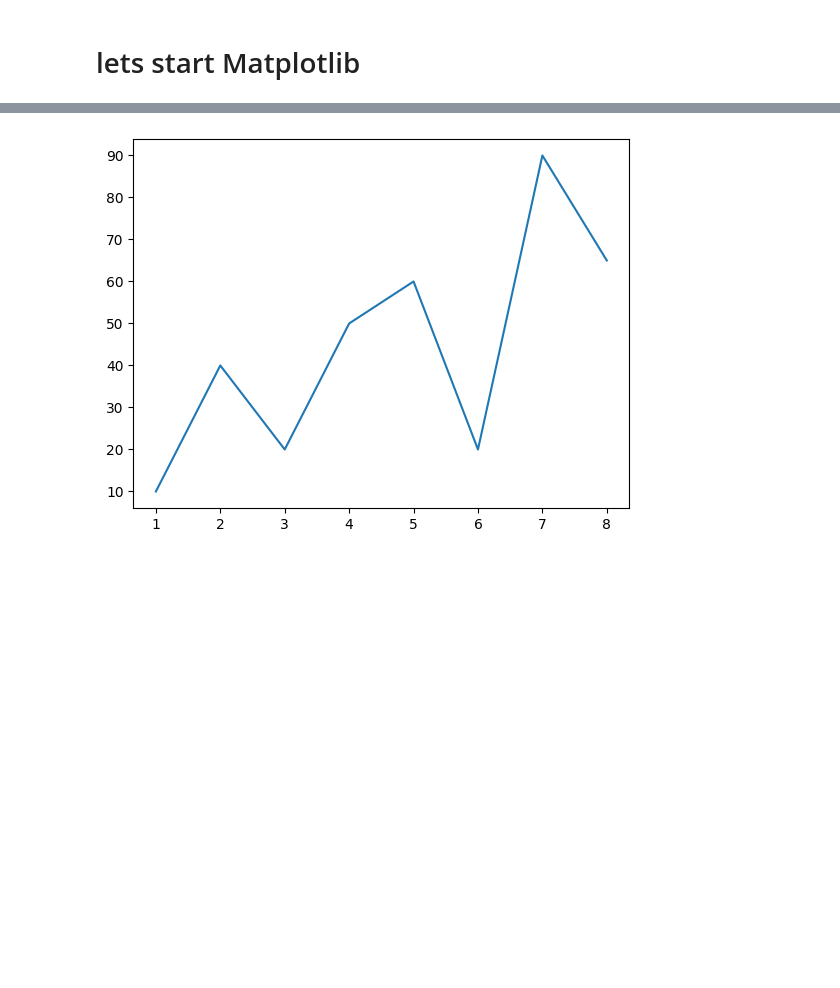
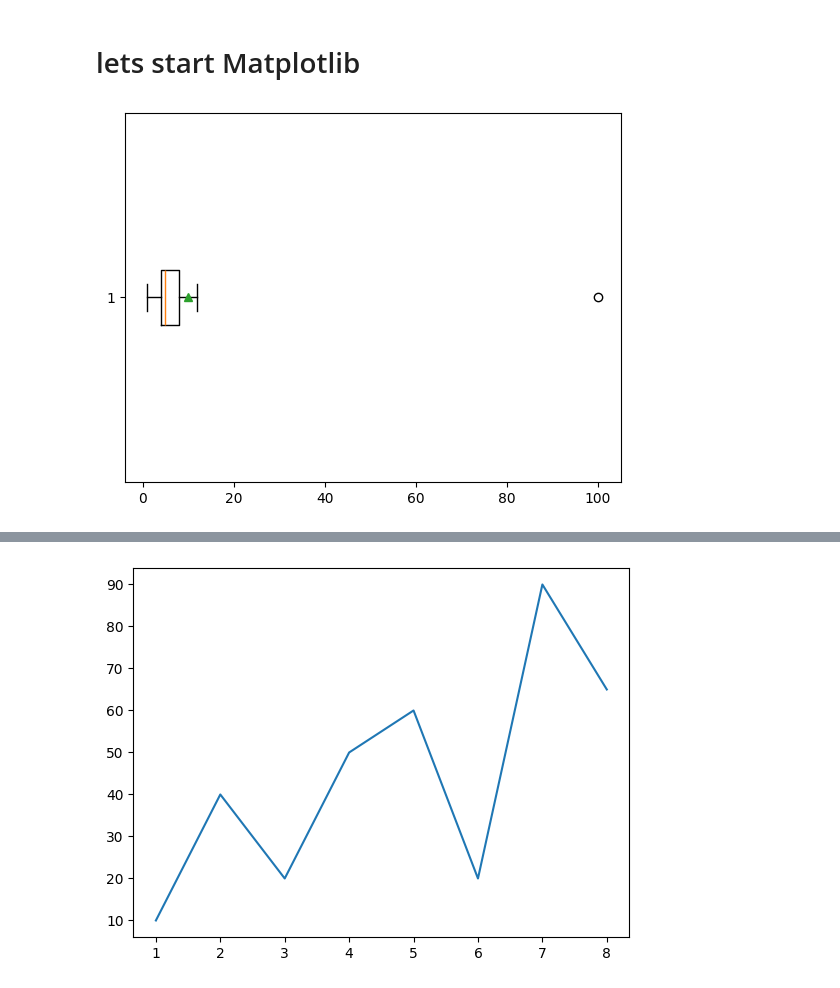
Before and after one commit to Pritish1607Tiwari/Python_Learning, a Jupyter notebook: MATPLOTLIB/Basics.ipynb, the cells around one changed output, grey strips where cells are left out. Cells and saved outputs as stored; diff of their text form; code cells hidden in the pictures; blank space fills up the shorter version.

Commit message:
boxplot added

```diff
--- a/MATPLOTLIB/Basics.ipynb
+++ b/MATPLOTLIB/Basics.ipynb
@@ -4,0 +6,8 @@ import matplotlib.pyplot as plt
+# %%
+a=[1,2,2,2,3,4,4,4,4,5,5,6,7,7,7,8,8,9,9,12,100]
+df= pd.DataFrame(a)
+# %%
+plt.boxplot(df,orientation='horizontal',showmeans=True)
+plt.show()
+# %% [output]
+[figure, added]
```
Also changed, not shown: parts of 2 cells of this notebook.
